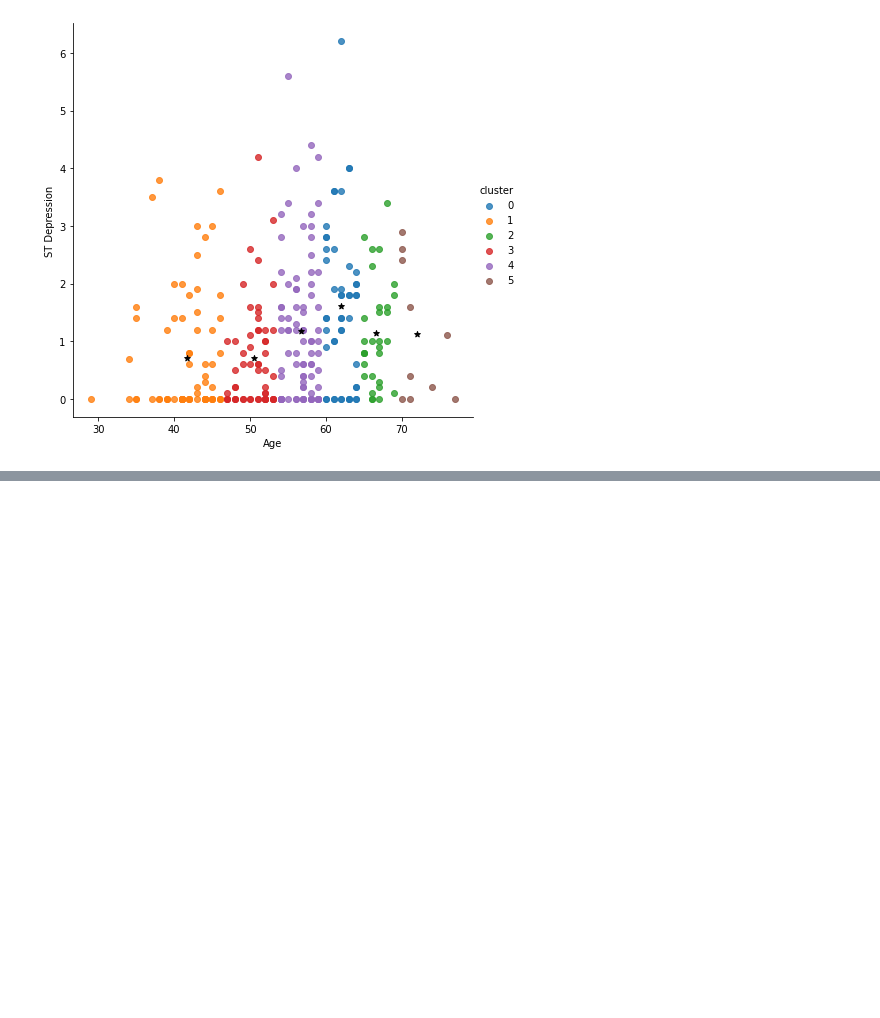
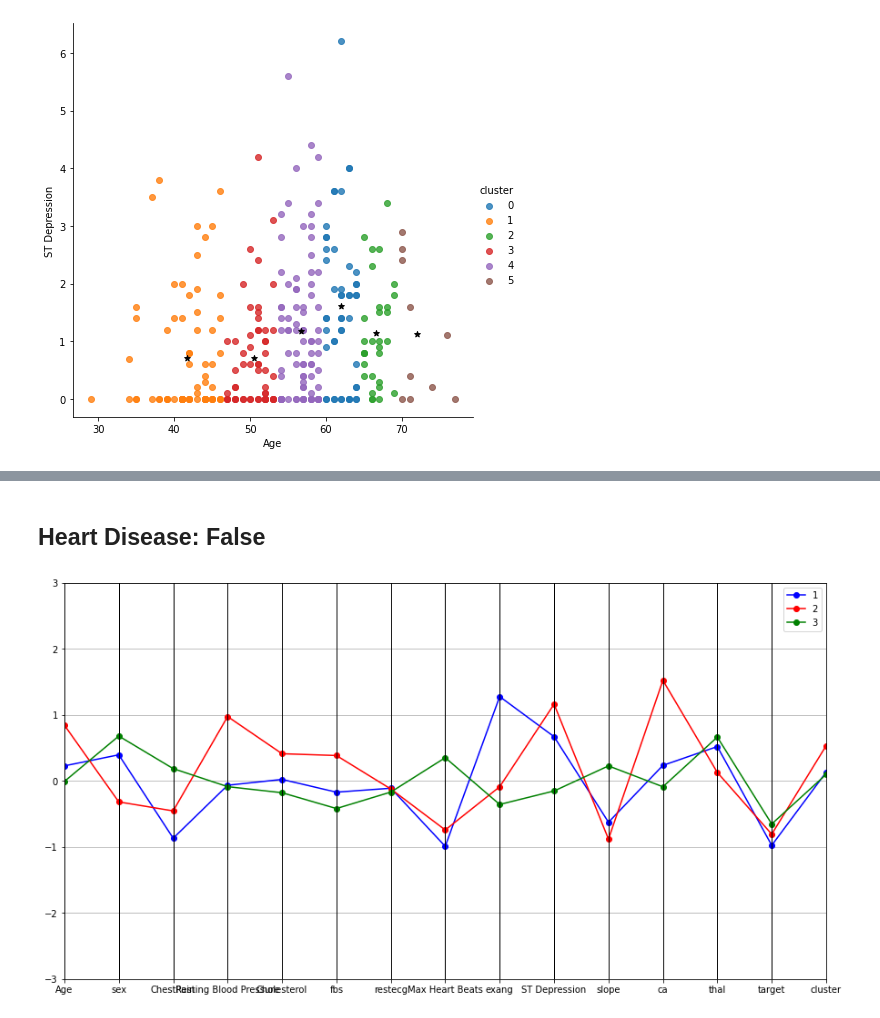
Before and after one commit to AnishaA-git/Heart_Disease, a Jupyter notebook: Heart_Disease_with_githublink.ipynb, the cells around one changed output, grey strips where cells are left out. Saved outputs shown, nothing was run; the diff lists cells and outputs as text; code cells hidden in the pictures; blank space fills up the shorter version.

```diff
--- a/Heart_Disease_with_githublink.ipynb
+++ b/Heart_Disease_with_githublink.ipynb
@@ -333,0 +446,6 @@ INFO:tensorflow:Done running local_init_op.
+# %% [markdown]
+## Heart Disease: False
+# %%
+parallel_plot(P[P['target'] < 0])
+# %% [output]
+[figure, added]
```
Also changed, not shown: parts of 16 cells of this notebook.
